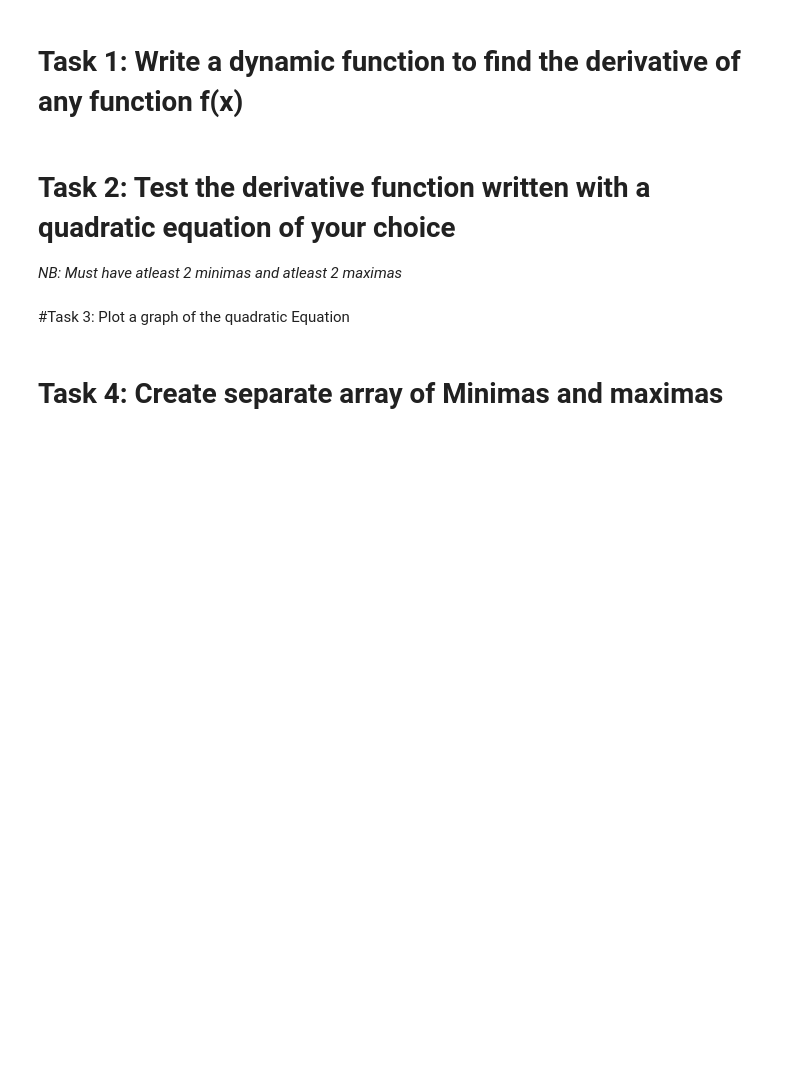
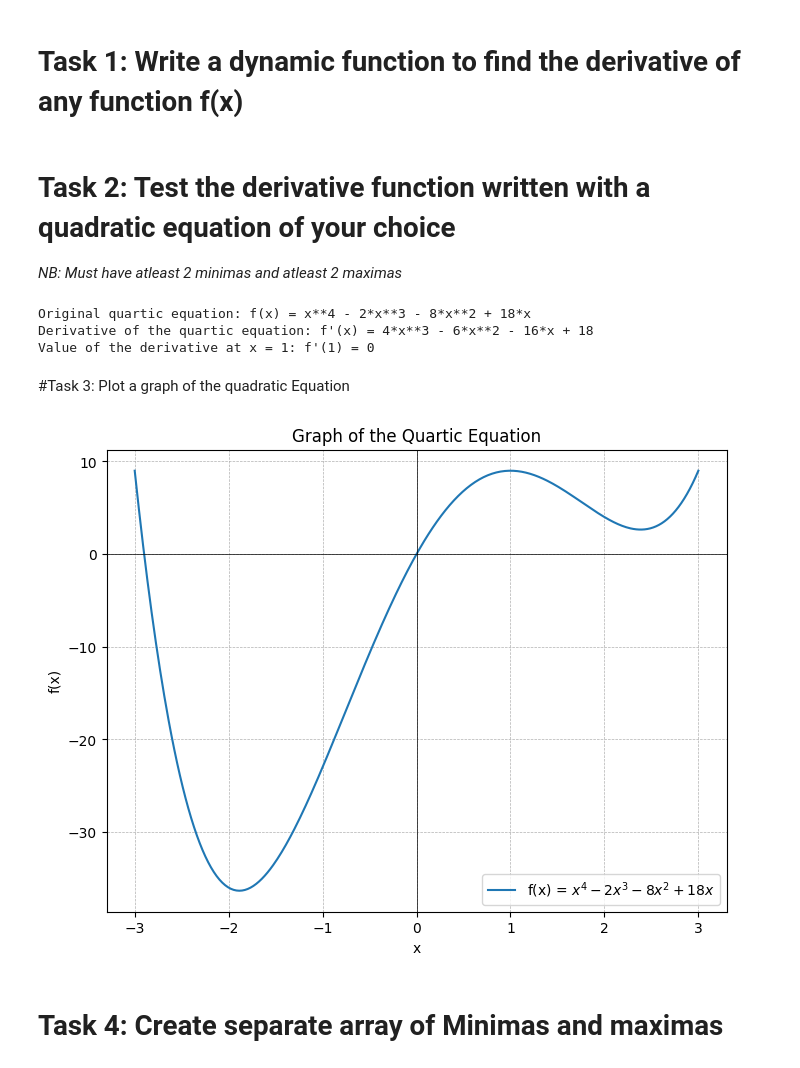
Before and after one commit to Morioh/math_for_ml, a Jupyter notebook: Calculus_Quiz_2/Mourice_Onyonyi__Quiz_2_Calculus.ipynb, the cells around one changed output. Drawn from its saved outputs; the diff is of its cells as text; code cells hidden in the pictures; blank space fills up the shorter version.

```diff
--- a/Calculus_Quiz_2/Mourice_Onyonyi__Quiz_2_Calculus.ipynb
+++ b/Calculus_Quiz_2/Mourice_Onyonyi__Quiz_2_Calculus.ipynb
@@ -15,2 +27,32 @@ def f(x):
+# %%
+def f(x_val):
+    """
+    Tests the dy_dx function with a quartic equation example and evaluates
+    the derivative at a specific value of x.
+
+    Parameters:
+    - x_val (int/float): The value of x at which to evaluate the derivative.
+    """
+    # Define the quartic equation as a string
+    quartic_eqn = "x**4 - 2*x**3 - 8*x**2 + 18*x"
+
+    # Call dy_dx to calculate the derivative of the quartic equation
+    derivative_result = dy_dx(quartic_eqn)
+
+    # Use SymPy to evaluate the derivative at x_val
+    x = symbols('x')  # Re-define x for evaluation
+    derivative_at_x = derivative_result.subs(x, x_val)
+
+    # Print the original equation, its derivative, and the value of the derivative at x_val
+    print(f"Original quartic equation: f(x) = {quartic_eqn}")
+    print(f"Derivative of the quartic equation: f'(x) = {derivative_result}")
+    print(f"Value of the derivative at x = {x_val}: f'({x_val}) = {derivative_at_x}")
+
+# Example usage: evaluate the derivative at x = 1
+f(1)
+# %% [output]
+Original quartic equation: f(x) = x**4 - 2*x**3 - 8*x**2 + 18*x
+Derivative of the quartic equation: f'(x) = 4*x**3 - 6*x**2 - 16*x + 18
+Value of the derivative at x = 1: f'(1) = 0
 # %% [markdown]
 #Task 3: Plot a graph of the quadratic Equation
@@ -21,2 +59,30 @@ import matplot.pyplot as plt
+# %%
+#Create a visualization of the quadratic equation
+import numpy as np
+import matplotlib.pyplot as plt
+
+# Define the quartic function
+def quartic_function(x):
+    return x**4 - 2*x**3 - 8*x**2 + 18*x
+
+# Generate a range of x values
+x_values = np.linspace(-3, 3, 400)  # Adjusted range from -3 to 3
+
+# Calculate the y values based on the quartic function
+y_values = quartic_function(x_values)
+
+# Plot the graph
+plt.figure(figsize=(8, 6))  # Set figure size
+plt.plot(x_values, y_values, label='f(x) = $x^4 - 2x^3 - 8x^2 + 18x$')  # Plot x and y values
+plt.title('Graph of the Quartic Equation')  # Graph title
+plt.xlabel('x')  # X-axis label
+plt.ylabel('f(x)')  # Y-axis label
+plt.axhline(0, color='black', lw=0.5)  # Draw x-axis
+plt.axvline(0, color='black', lw=0.5)  # Draw y-axis
+plt.grid(True, which='both', linestyle='--', linewidth=0.5)  # Enable grid
+plt.legend()  # Show legend
+plt.show()  # Display the plot
+# %% [output]
+[figure, added]
 # %% [markdown]
 # Task 4: Create separate array of Minimas and maximas
```
Also changed, not shown: parts of 10 cells of this notebook.
